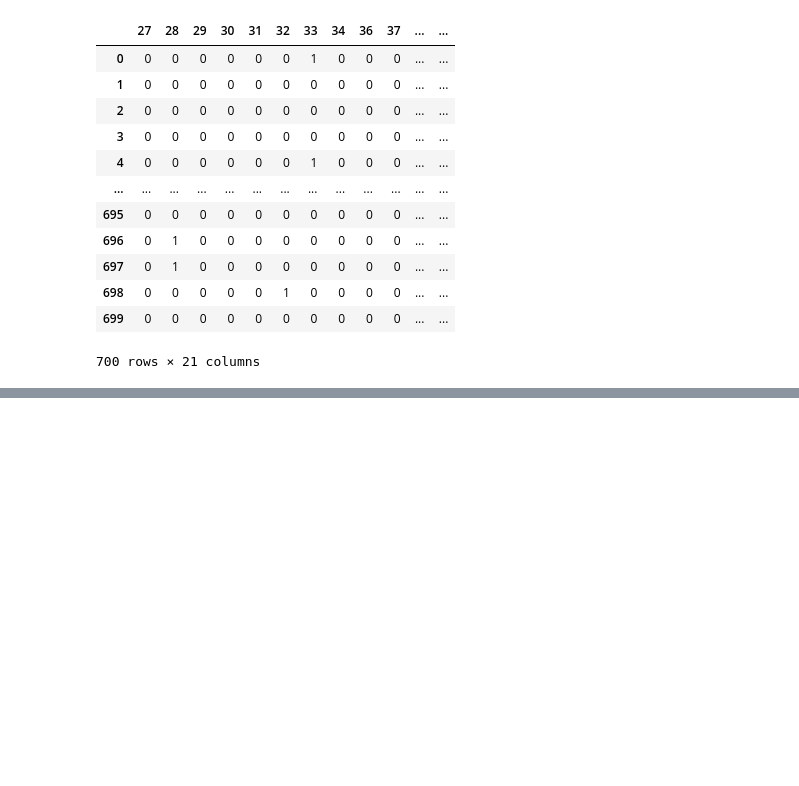
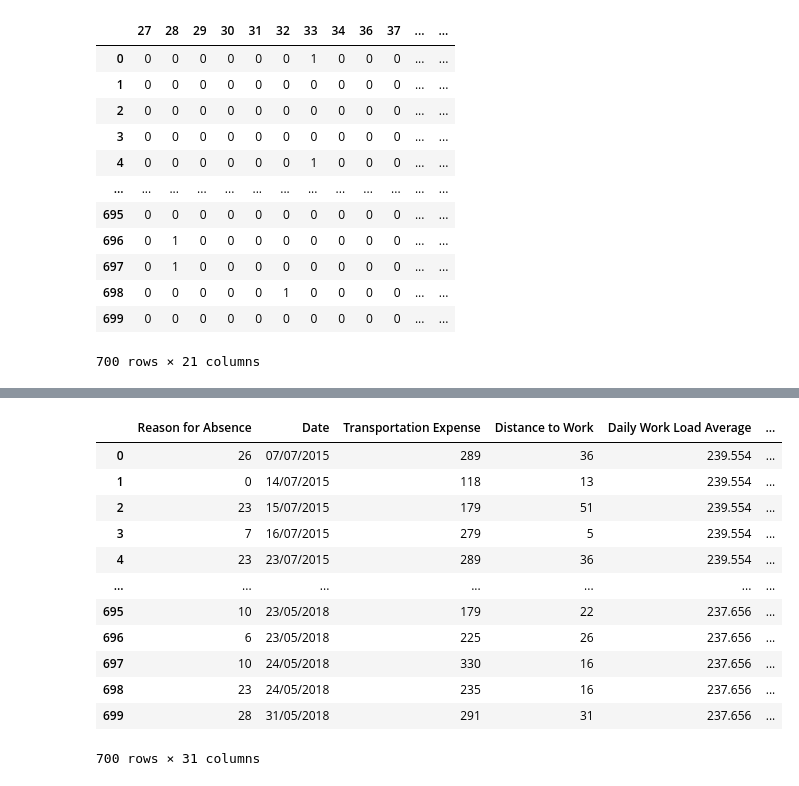
Before and after one commit to aldonaspirz/Udemy_DS_1, a Jupyter notebook: Case study/Absent.ipynb, the cells around one changed output, grey strips where cells are left out. Cells and saved outputs as stored; diff of their text form; code cells hidden in the pictures; blank space fills up the shorter version.

```diff
--- a/Case study/Absent.ipynb
+++ b/Case study/Absent.ipynb
@@ -91,0 +109,23 @@ age_dummies
+# %%
+df_concatenated.columns.values
+column_names = ['Reason for Absence', 'Date', 'Transportation Expense',
+       'Distance to Work', 'Daily Work Load Average', 'Body Mass Index',
+       'Education', 'Children', 'Pets', 27,
+       28, 29, 30, 31, 32, 33, 34, 36, 37, 38, 39, 40, 41, 43, 46, 47, 48,
+       49, 50, 58, 'Absenteeism Time in Hours']
+df_concatenated = df_concatenated[column_names]
+df_concatenated
+# %% [output]
+|  | Reason for Absence | Date | Transportation Expense | Distance to Work | Daily Work Load Average | ... |
+| 0 | 26 | 07/07/2015 | 289 | 36 | 239.554 | ... |
+| 1 | 0 | 14/07/2015 | 118 | 13 | 239.554 | ... |
+| 2 | 23 | 15/07/2015 | 179 | 51 | 239.554 | ... |
+| 3 | 7 | 16/07/2015 | 279 | 5 | 239.554 | ... |
+| 4 | 23 | 23/07/2015 | 289 | 36 | 239.554 | ... |
+| ... | ... | ... | ... | ... | ... | ... |
+| 695 | 10 | 23/05/2018 | 179 | 22 | 237.656 | ... |
+| 696 | 6 | 23/05/2018 | 225 | 26 | 237.656 | ... |
+| 697 | 10 | 24/05/2018 | 330 | 16 | 237.656 | ... |
+| 698 | 23 | 24/05/2018 | 235 | 16 | 237.656 | ... |
+| 699 | 28 | 31/05/2018 | 291 | 31 | 237.656 | ... |
+700 rows × 31 columns
```
Also changed, not shown: parts of 10 cells of this notebook.
